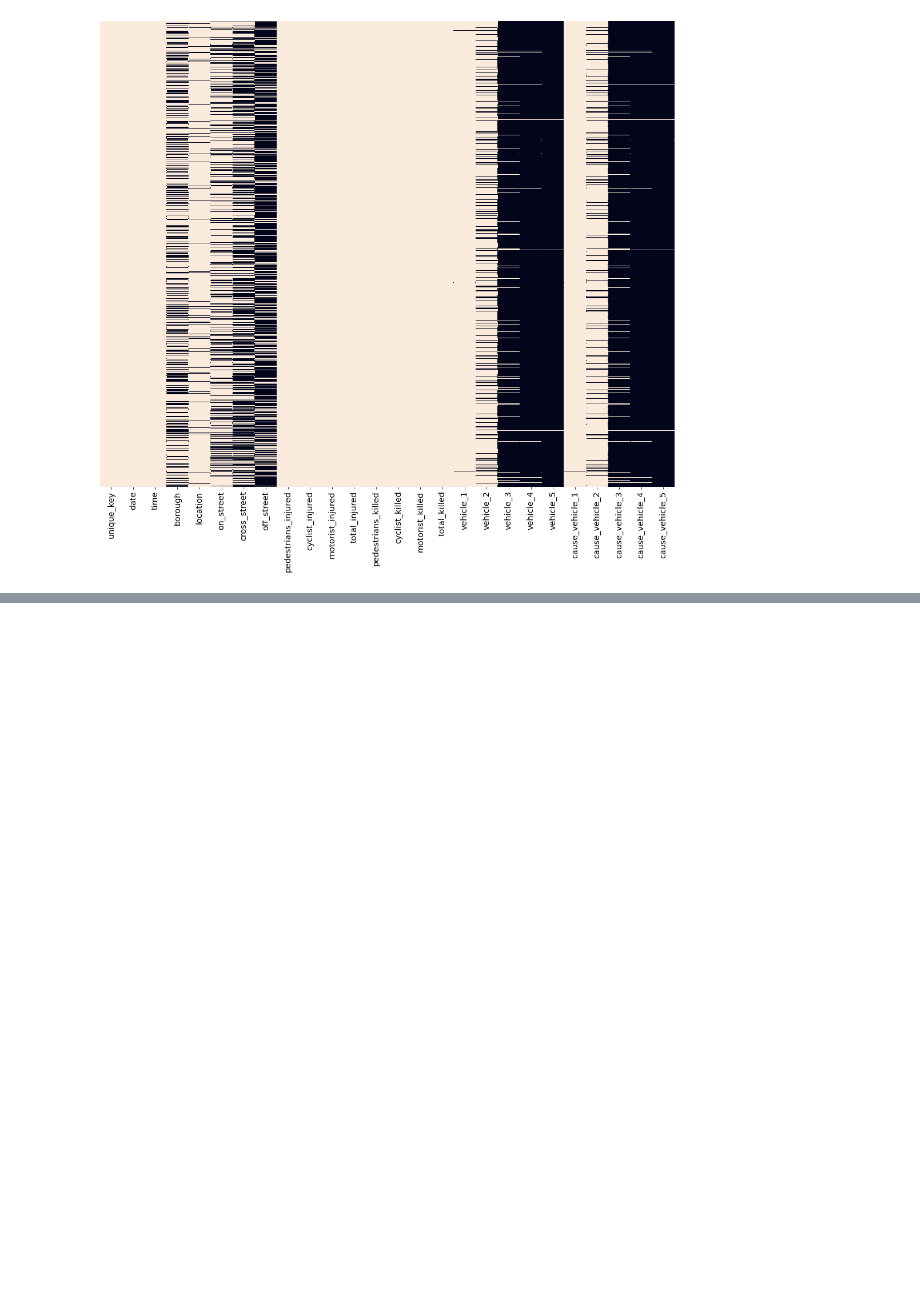
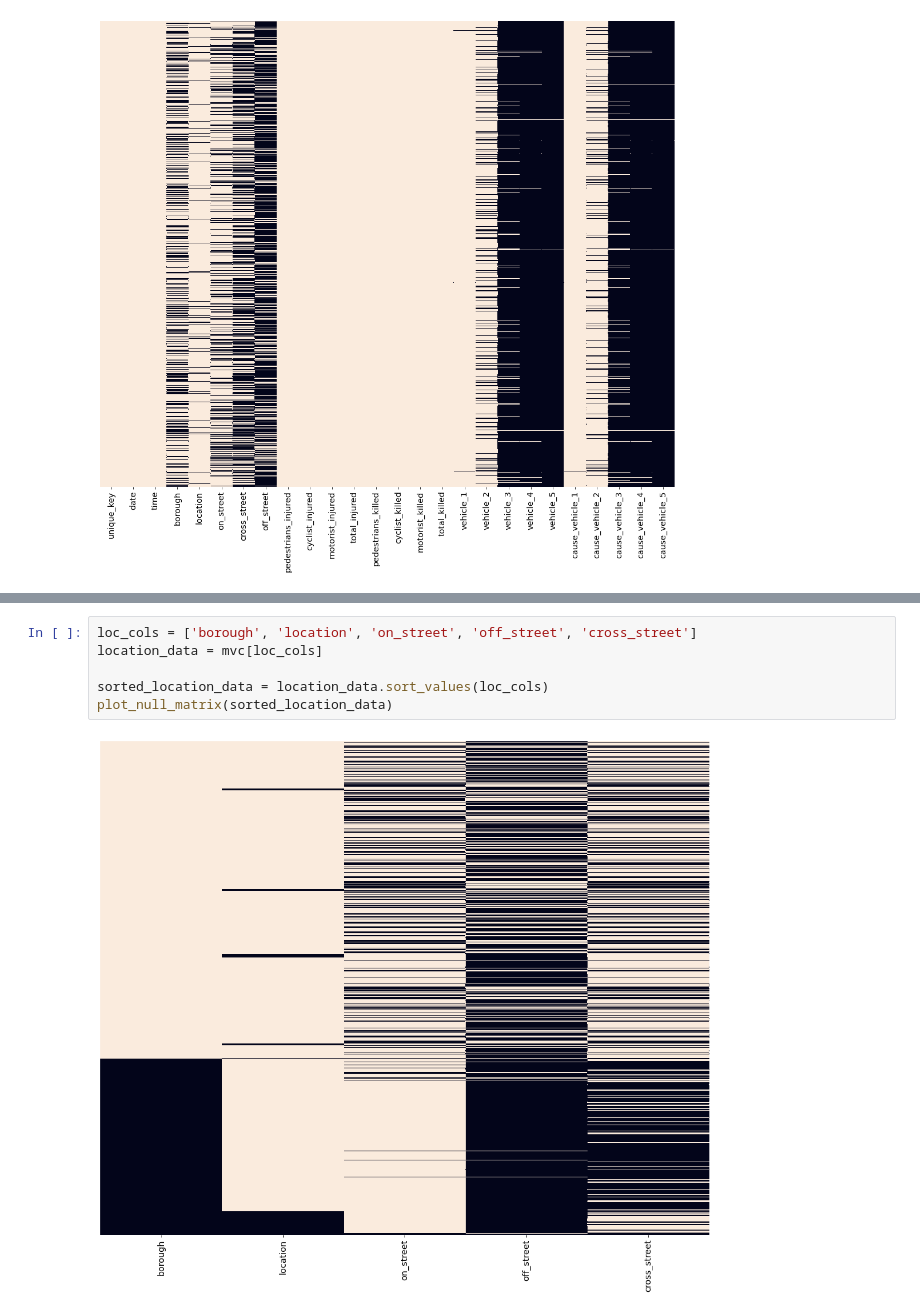
Before and after one commit to AsirShahid/Data-Scientist-in-Python-DataQuest, a Jupyter notebook: Data Cleaning/Data Cleaning in Python: Advanced/Working with Missing Data/Working with Missing Data.ipynb, the cells around one changed output, grey strips where cells are left out. Drawn from its saved outputs; the diff is of its cells as text; blank space fills up the shorter version.

```diff
--- a/Data Cleaning/Data Cleaning in Python: Advanced/Working with Missing Data/Working with Missing Data.ipynb
+++ b/Data Cleaning/Data Cleaning in Python: Advanced/Working with Missing Data/Working with Missing Data.ipynb
@@ -129,0 +233,8 @@ vehicles=[col for col in mvc.columns if "vehicle" in col]
+# %%
+loc_cols = ['borough', 'location', 'on_street', 'off_street', 'cross_street']
+location_data = mvc[loc_cols]
+
+sorted_location_data = location_data.sort_values(loc_cols)
+plot_null_matrix(sorted_location_data)
+# %% [output]
+[figure, added]
```
Also changed, not shown: parts of 16 cells of this notebook.
